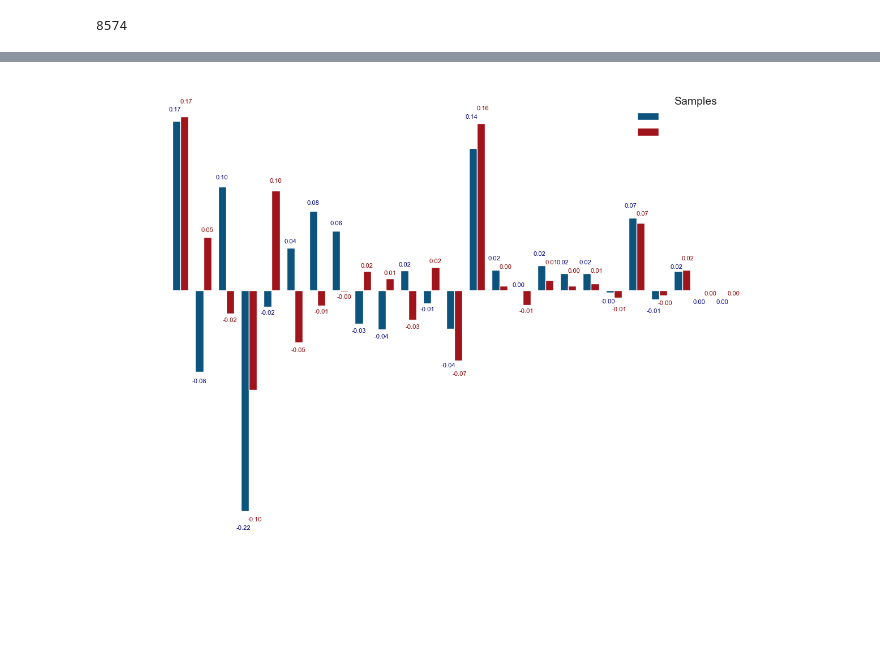
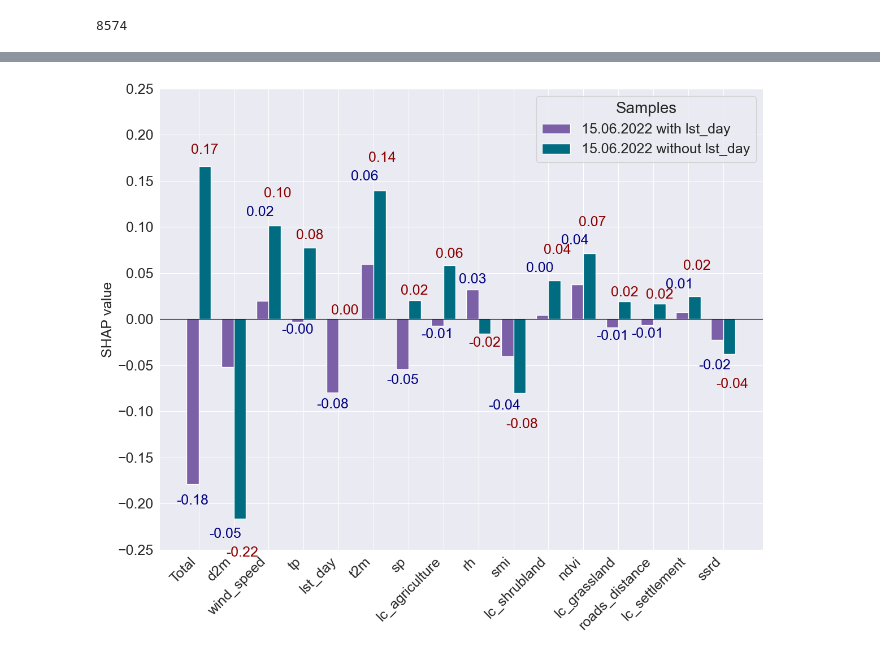
Before and after one commit to paulinebecker2002/mesogeos, a Jupyter notebook: outputs/big_fires.ipynb, the cells around one changed output, grey strips where cells are left out. Cells and saved outputs as stored; diff of their text form; code cells hidden in the pictures.

```diff
--- a/outputs/big_fires.ipynb
+++ b/outputs/big_fires.ipynb
@@ -456,4 +462,0 @@ def plot_grouped_shap_comparison_sorted_transparent_black(df_1, df_2):
-# %%
-plot_grouped_shap_comparison_sorted(FN_wo_lst_day, TP_wo_lst_day)
-# %% [output]
-[figure, removed]
@@ -503,0 +463,67 @@ def annotate_bars_stacked_vertical_ig(ax, x, shap_1, shap_2, width):
+# %%
+#csv data is created from waterfall method in plot_shap.py
+def plot_grouped_shap_comparison_sorted(df_1, df_2):
+
+    assert all(df_1['feature'] == df_2['feature']), "Features in den CSVs stimmen nicht überein."
+
+    abs_sum_1 = df_1['shap_value'].sum()
+    abs_sum_2 = df_2['shap_value'].sum()
+
+    df_1['diff'] = (df_1['shap_value'] - df_2['shap_value']).abs()
+    df_sorted = df_1.sort_values(by="diff", ascending=False).reset_index(drop=True).head(15)
+
+    features = ["Total"] + df_sorted['feature'].tolist()
+    shap_1 = [abs_sum_1] + df_1.set_index('feature').loc[df_sorted['feature'], 'shap_value'].tolist()
+    shap_2 = [abs_sum_2] + df_2.set_index('feature').loc[df_sorted['feature'], 'shap_value'].tolist()
+
+    x = np.arange(len(features))
+    width = 0.35
+
+    fig, ax = plt.subplots(figsize=(12, 10))
+
+    #norm = plt.Normalize(min(shap_1 + shap_2), max(shap_1 + shap_2))
+    #colors_1 = cm.Blues_r(norm(shap_1))
+    #colors_2 = cm.Reds(norm(shap_2))
+
+    norm = Normalize(0, max(np.abs(shap_1 + shap_2)))
+    colors_1 = [cm.Blues(0.4 + 0.7 * norm(abs(val))) for val in shap_1]
+    colors_2 = [cm.Reds(0.4 + 0.7 * norm(abs(val))) for val in shap_2]
+
+
+
+    #norm = Normalize(vmin=0, vmax=max(np.max(np.abs(shap_1)), np.max(np.abs(shap_2))))
+
+
+    blau_cmap = LinearSegmentedColormap.from_list("blauviolett", ["#eff3ff", "#6a51a3"])
+
+
+    tuerkis_cmap = LinearSegmentedColormap.from_list("tuerkis", ["#16C1E5", "#005f73"]) #c6f6f6
+    blau = "#7B60A8"
+    tuerkis = "#006C81"
+
+
+    colors_1 = [blau_cmap(0.4 + 0.6 * norm(abs(val))) for val in shap_1]
+    colors_2 = [tuerkis_cmap(0.4 + 0.6 * norm(abs(val))) for val in shap_2]
+
+    bars1 = ax.bar(x - width/2, shap_1, width, color=blau, label="15.06.2022 with lst_day")
+    bars2 = ax.bar(x + width/2, shap_2, width, color=tuerkis, label="15.06.2022 without lst_day")
+
+    annotate_bars_stacked_vertical(ax, x, shap_1, shap_2, width)
+
+    ax.set_ylabel("SHAP value", fontsize=18, fontweight='medium')
+    ax.tick_params(axis='y', labelsize=18)
+    ax.set_xticks(x)
+    ax.set_xticklabels(features, rotation=45, fontsize=18, ha="right", fontweight='medium')
+    ax.legend(title="Samples", fontsize=18, title_fontsize=20)
+    ax.axhline(0, color='black', linewidth=0.8)
+    ax.set_ylim(-0.25, 0.25)
+    ax.yaxis.set_major_locator(MultipleLocator(0.05))
+
+    plt.tight_layout()
+    plt.savefig('/Users/I566184/Library/Mobile Documents/com~apple~CloudDocs/Uni/Wirtschaftsinformatik KIT/Semester6/Bachlorarbeit/Graphics/Results/Case_studies/Transformer_SHAP_15_FN_Spain.png', format="png", dpi=300)
+    plt.show()
+
+
+plot_grouped_shap_comparison_sorted(FN_w_lst_day, FN_wo_lst_day)
+# %% [output]
+[figure, added]
```
Also changed, not shown: parts of 13 cells of this notebook, 29 other files.
